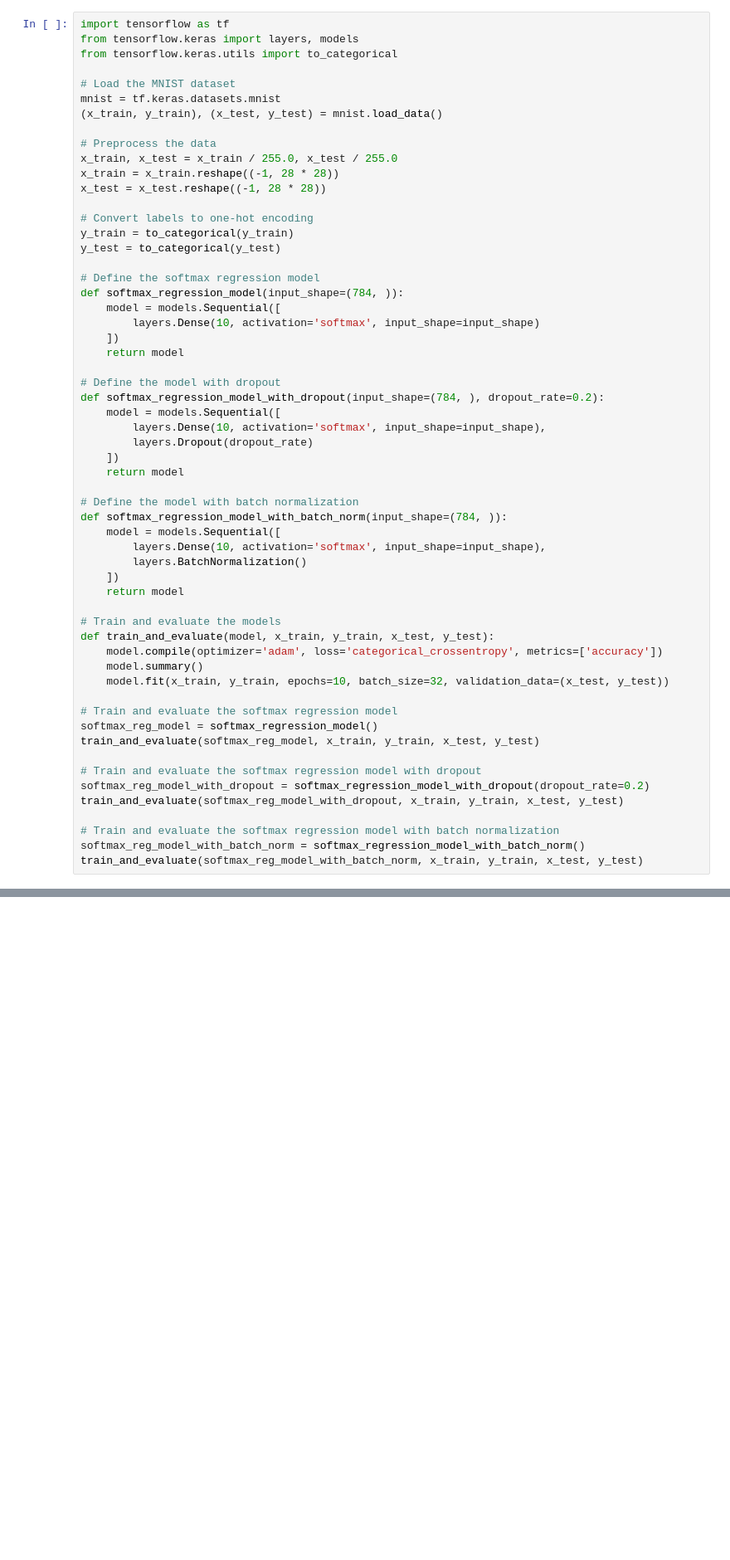
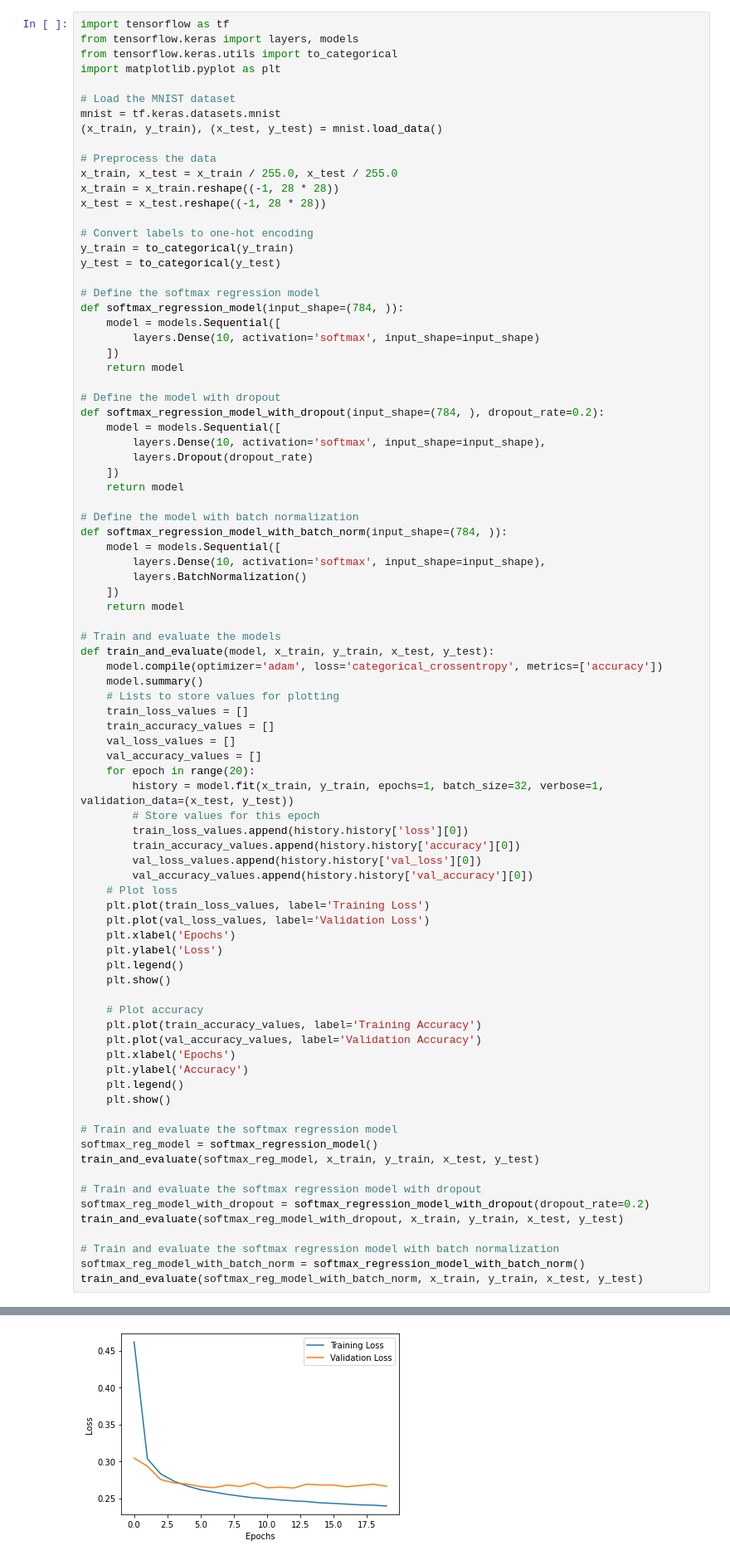
Before and after one commit to Jayshil-Patel/DLRL, a Jupyter notebook: HW2/Q2.ipynb, the cells around one changed output, grey strips where cells are left out. Shown at 83% size. Saved outputs shown, nothing was run; the diff lists cells and outputs as text; blank space fills up the shorter version.

```diff
--- a/HW2/Q2.ipynb
+++ b/HW2/Q2.ipynb
@@ -2,6 +2,7 @@
 import tensorflow as tf
 from tensorflow.keras import layers, models
 from tensorflow.keras.utils import to_categorical
+import matplotlib.pyplot as plt
 
 # Load the MNIST dataset
 mnist = tf.keras.datasets.mnist
@@ -43,7 +44,33 @@ def softmax_regression_model_with_batch_norm(input_shape=(784, )):
 def train_and_evaluate(model, x_train, y_train, x_test, y_test):
     model.compile(optimizer='adam', loss='categorical_crossentropy', metrics=['accuracy'])
     model.summary()
-    model.fit(x_train, y_train, epochs=10, batch_size=32, validation_data=(x_test, y_test))
+    # Lists to store values for plotting
+    train_loss_values = []
+    train_accuracy_values = []
+    val_loss_values = []
+    val_accuracy_values = []
+    for epoch in range(20):
+        history = model.fit(x_train, y_train, epochs=1, batch_size=32, verbose=1, validation_data=(x_test, y_test))
+        # Store values for this epoch
+        train_loss_values.append(history.history['loss'][0])
+        train_accuracy_values.append(history.history['accuracy'][0])
+        val_loss_values.append(history.history['val_loss'][0])
+        val_accuracy_values.append(history.history['val_accuracy'][0])
+    # Plot loss
+    plt.plot(train_loss_values, label='Training Loss')
+    plt.plot(val_loss_values, label='Validation Loss')
+    plt.xlabel('Epochs')
+    plt.ylabel('Loss')
+    plt.legend()
+    plt.show()
+
+    # Plot accuracy
+    plt.plot(train_accuracy_values, label='Training Accuracy')
+    plt.plot(val_accuracy_values, label='Validation Accuracy')
+    plt.xlabel('Epochs')
+    plt.ylabel('Accuracy')
+    plt.legend()
+    plt.show()
 
 # Train and evaluate the softmax regression model
 softmax_reg_model = softmax_regression_model()
@@ -81,0 +109 @@ Epoch 10/10
+[figure, added]
```
Also changed, not shown: parts of 3 cells of this notebook, 1 other file.
